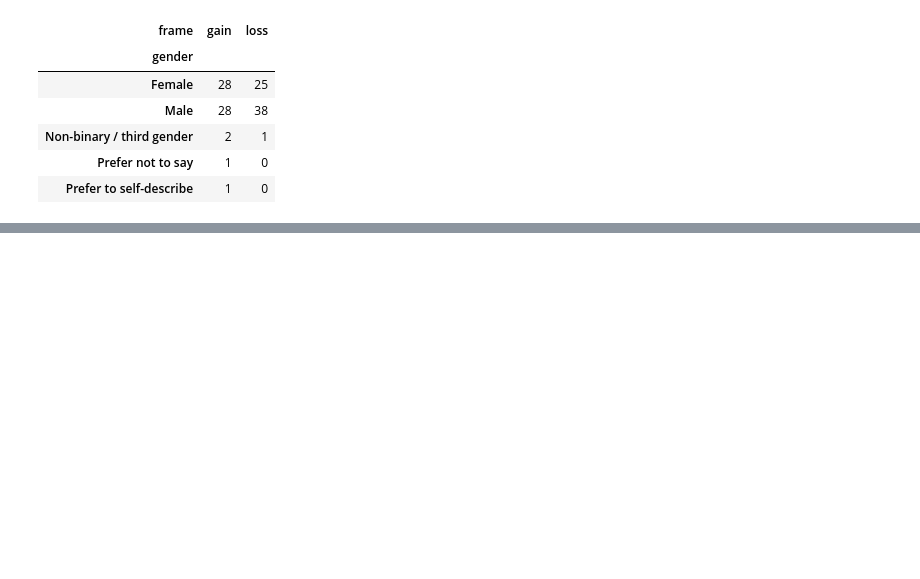
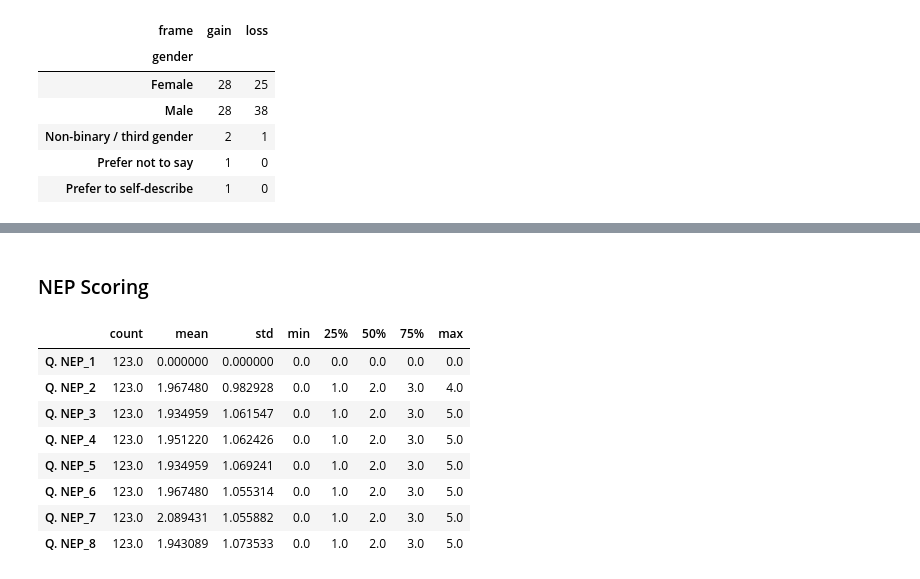
Before and after one commit to aking3806/riskychoiceframing_AI, a Jupyter notebook: Experiment 1/analysis/qualtrics_analysis.ipynb, the cells around one changed output, grey strips where cells are left out. Cells and saved outputs as stored; diff of their text form; code cells hidden in the pictures; blank space fills up the shorter version.

Commit message:
add in nep_scoring

```diff
--- a/Experiment 1/analysis/qualtrics_analysis.ipynb
+++ b/Experiment 1/analysis/qualtrics_analysis.ipynb
@@ -396,3 +384,45 @@ Name: ResponseId, dtype: int64
 # %%
 #ADP question
 df_clean['Q91'].value_counts()
+# %% [markdown]
+### NEP Scoring
+# %%
+columns = df_clean.columns
+#nep columns only
+nep_columns = [col for col in columns if col.startswith('Q. NEP')]
+
+#function to clean likert score data
+def extract_score(likert):
+   match = re.search(r'\d', likert)
+   if match:
+      return int(match.group(0))
+   return 0
+
+# apply function to nep columns
+for col in df_clean[nep_columns]:
+   df_clean[col] = df_clean[col].astype(str)
+df_clean[nep_columns] = df_clean[nep_columns].applymap(extract_score)
+
+# function to sum score
+def sum_score(row):
+   if pd.notna(row).all():  #all nep questions answered
+      return row.sum()
+   else:
+      return "N/A"
+
+#new column that sums score
+df_clean['NEP_Score'] = df_clean[nep_columns].apply(lambda row: sum_score(row), axis=1)
+# %%
+#some insights on each NEP question
+stats_by_q = df_clean[nep_columns].describe().T
+stats_by_q
+# %% [output]
+|  | count | mean | std | min | 25% | 50% | 75% | max |
+| Q. NEP_1 | 123.0 | 0.000000 | 0.000000 | 0.0 | 0.0 | 0.0 | 0.0 | 0.0 |
+| Q. NEP_2 | 123.0 | 1.967480 | 0.982928 | 0.0 | 1.0 | 2.0 | 3.0 | 4.0 |
+| Q. NEP_3 | 123.0 | 1.934959 | 1.061547 | 0.0 | 1.0 | 2.0 | 3.0 | 5.0 |
+| Q. NEP_4 | 123.0 | 1.951220 | 1.062426 | 0.0 | 1.0 | 2.0 | 3.0 | 5.0 |
+| Q. NEP_5 | 123.0 | 1.934959 | 1.069241 | 0.0 | 1.0 | 2.0 | 3.0 | 5.0 |
+| Q. NEP_6 | 123.0 | 1.967480 | 1.055314 | 0.0 | 1.0 | 2.0 | 3.0 | 5.0 |
+| Q. NEP_7 | 123.0 | 2.089431 | 1.055882 | 0.0 | 1.0 | 2.0 | 3.0 | 5.0 |
+| Q. NEP_8 | 123.0 | 1.943089 | 1.073533 | 0.0 | 1.0 | 2.0 | 3.0 | 5.0 |
```
Also changed, not shown: parts of 28 cells of this notebook.
